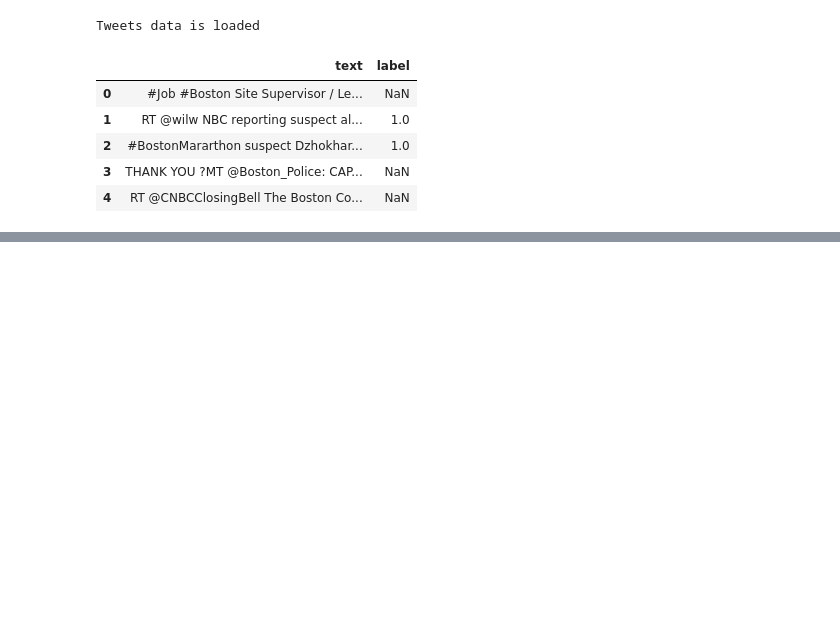
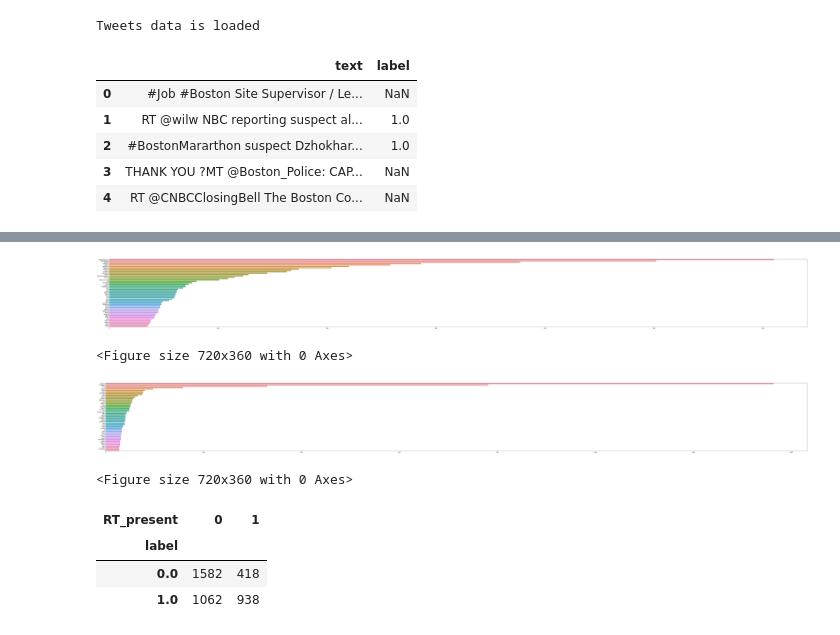
Before and after one commit to sandhyaparna/NLP, a Jupyter notebook: Take Home Assignments/Dell_Boston_Bombing_Tweets.ipynb, the cells around one changed output, grey strips where cells are left out. Saved outputs shown, nothing was run; the diff lists cells and outputs as text; code cells hidden in the pictures; blank space fills up the shorter version.

```diff
--- a/Take Home Assignments/Dell_Boston_Bombing_Tweets.ipynb
+++ b/Take Home Assignments/Dell_Boston_Bombing_Tweets.ipynb
@@ -35,0 +166,38 @@ tweets_test = boston_bombing_tweets[pd.isnull(boston_bombing_tweets.label)]
+# %%
+corpus=create_corpus(1)
+stop=set(stopwords.words('english'))
+
+counter=Counter(corpus)
+most=counter.most_common()
+x=[]
+y=[]
+for word,count in most[:50]:
+    if (word not in stop) :
+        x.append(word)
+        y.append(count)
+
+sns.barplot(x=y,y=x)
+plt.figure(figsize=(10, 5))
+plt.show()
+# %% [output]
+[figure, added]
+<Figure size 720x360 with 0 Axes>
+# %%
+corpus=create_corpus(0)
+stop=set(stopwords.words('english'))
+
+counter=Counter(corpus)
+most=counter.most_common()
+x=[]
+y=[]
+for word,count in most[:50]:
+    if (word not in stop) :
+        x.append(word)
+        y.append(count)
+
+sns.barplot(x=y,y=x)
+plt.figure(figsize=(10, 5))
+plt.show()
+# %% [output]
+[figure, added]
+<Figure size 720x360 with 0 Axes>
@@ -35,0 +208,8 @@ tweets_test = boston_bombing_tweets[pd.isnull(boston_bombing_tweets.label)]
+# %%
+tweets_train['RT_present'] = np.where(tweets_train.text.str.split().str[0] == "RT",1, 0)
+pd.crosstab(tweets_train["label"],tweets_train['RT_present'])
+# %% [output]
+| RT_present | 0 | 1 |
+| label |  |  |
+| 0.0 | 1582 | 418 |
+| 1.0 | 1062 | 938 |
```
Also changed, not shown: parts of 31 cells of this notebook.
